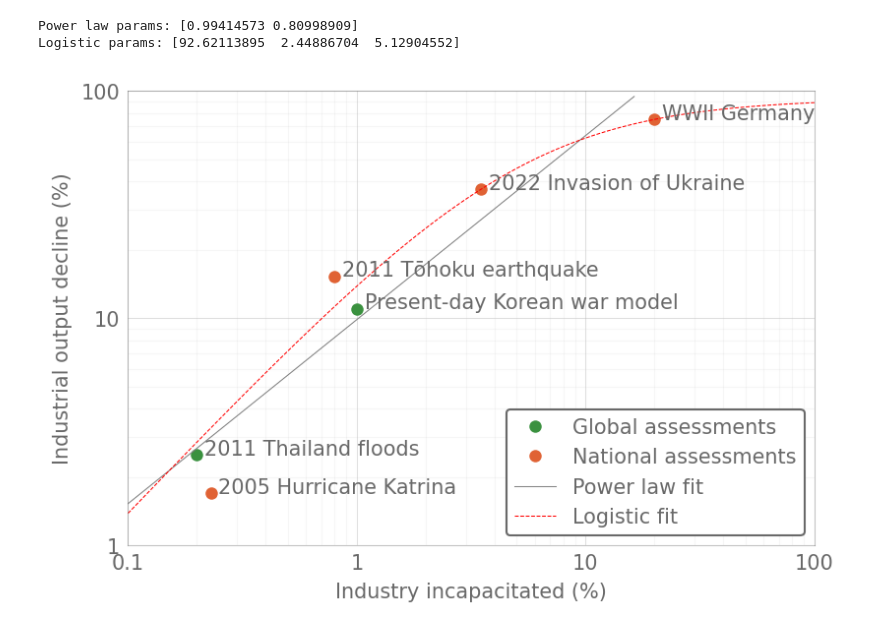
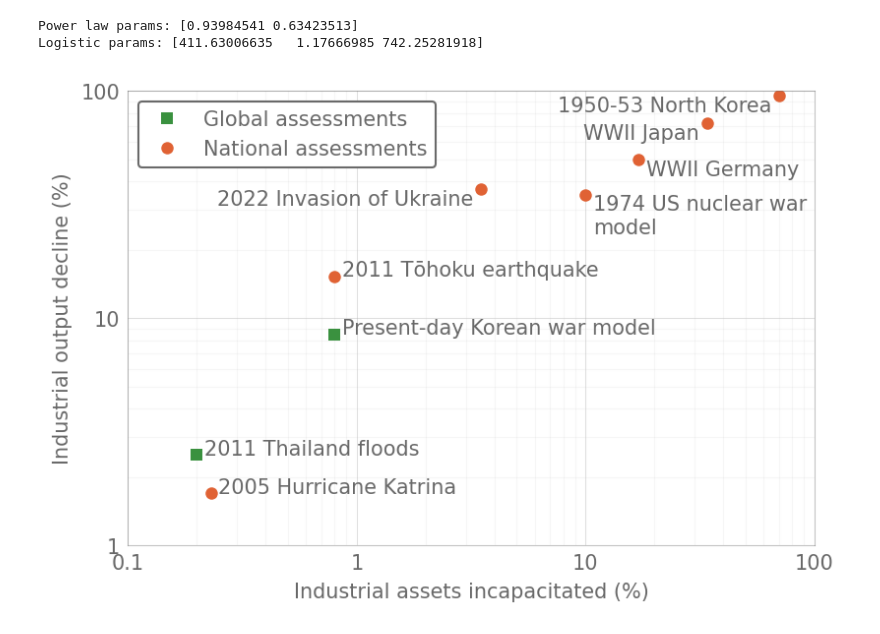
Before and after one commit to allfed/Population-Loss-NW, a Jupyter notebook: scripts/industry-destruction-response.ipynb, the cells around one changed output. Drawn from its saved outputs; the diff is of its cells as text; code cells hidden in the pictures.

Commit message:
final response curve figure

```diff
--- a/scripts/industry-destruction-response.ipynb
+++ b/scripts/industry-destruction-response.ipynb
@@ -16,22 +13,27 @@ plt.close(1)
 plt.figure(1, figsize=(6,4))
 
 # Global numbers
-x1 = np.array([0.2, 1])
-y1 = np.array([2.5, 11])
+x1 = np.array([0.2, 0.8])
+y1 = np.array([2.5, 8.5])
 labels1 = ["2011 Thailand floods", "Present-day Korean war model"]
-plt.plot(x1, y1, "o", label='Global assessments')
+plt.plot(x1, y1, "s", label='Global assessments')
 
 # National numbers
-x2 = np.array([0.8, 20, 3.5, 0.23])
-y2 = np.array([15.3, 75, 37, 1.7])
-labels2 = ["2011 Tōhoku earthquake", "WWII Germany", "2022 Invasion of Ukraine", "2005 Hurricane Katrina"]
+x2 = np.array([0.8, 17, 3.5, 0.23, 34, 70, 10])
+y2 = np.array([15.3, 50, 37, 1.7, 72, 95, 35])
+labels2 = ["2011 Tōhoku earthquake", "WWII Germany", "2022 Invasion of Ukraine", "2005 Hurricane Katrina", "WWII Japan", "1950-53 North Korea", "1974 US nuclear war\nmodel"]
 plt.plot(x2, y2, "o", color='#e06234', label='National assessments')
 
 # Add text labels
 for i, label in enumerate(labels1):
     plt.text(x1[i]*1.08, y1[i], label, fontsize=10, ha="left")
 for i, label in enumerate(labels2):
-    plt.text(x2[i]*1.08, y2[i], label, fontsize=10, ha="left")
+    if i == 5 or i == 2 or i == 4:
+        plt.text(x2[i]/1.08, y2[i], label, fontsize=10, ha="right", va="top")
+    elif i == 1 or i == 6:
+        plt.text(x2[i]*1.08, y2[i], label, fontsize=10, ha="left", va="top")
+    else:
+        plt.text(x2[i]*1.08, y2[i], label, fontsize=10, ha="left")
 
 # Define power law function with a cap at 100
 def power_law(x, a, b):
@@ -57,37 +59,38 @@ params_logistic, _ = curve_fit(logistic, x, y, p0=[100, 1, 1])
 x_fit = np.logspace(np.log10(0.1), np.log10(100), 100)
 y_fit_power = power_law(x_fit, 10**params_power[0], params_power[1])
 y_fit_logistic = logistic(x_fit, *params_logistic)
 
 # Plot the power law fit
 print("Power law params:", params_power)
-plt.plot(x_fit[y_fit_power<100], y_fit_power[y_fit_power<100], linestyle='-', color='grey', lw=0.5, label='Power law fit')
+# plt.plot(x_fit[y_fit_power<100], y_fit_power[y_fit_power<100], linestyle='-', color='grey', lw=0.5, label='Power law fit')
 
 # Plot the logistic fit
 print("Logistic params:", params_logistic)
-plt.plot(x_fit, y_fit_logistic, linestyle='--', color='red', lw=0.5, label='Logistic fit')
+# plt.plot(x_fit, y_fit_logistic, linestyle='--', color='red', lw=0.5, label='Logistic fit')
 
 ax = plt.gca()
 ax.set_xscale("log")
 ax.set_yscale("log")
-plt.xlabel("Industry incapacitated (%)")
+plt.xlabel("Industrial assets incapacitated (%)")
 plt.ylabel("Industrial output decline (%)")
 ax.xaxis.set_major_formatter(plt.FuncFormatter(lambda val, pos: "{:.1f}".format(val) if val < 1 else "{:.0f}".format(val)))
 ax.yaxis.set_major_formatter(plt.FuncFormatter(lambda val, pos: "{:.1f}".format(val) if val < 1 else "{:.0f}".format(val)))
 
 for spine in ax.spines.values():
     spine.set_alpha(0.4)
     spine.set_linewidth(0.5)
     spine.set_color('dimgrey')
     spine.set_visible(True)
 
 plt.legend()
 plt.ylim(1, 100)
 plt.xlim(0.1, 100)
 
 plt.grid(True, which="minor", ls="-", alpha=0.1, lw=0.5)
 
-plt.show()
+# plt.show()
+plt.savefig("../results/industry-destruction-response.png", dpi=500)
 # %% [output]
-Power law params: [0.99414573 0.80998909]
-Logistic params: [92.62113895  2.44886704  5.12904552]
+Power law params: [0.93984541 0.63423513]
+Logistic params: [411.63006635   1.17666985 742.25281918]
-[figure, old version]
+[figure, new version]
```
Also changed, not shown: parts of 1 cell of this notebook.
